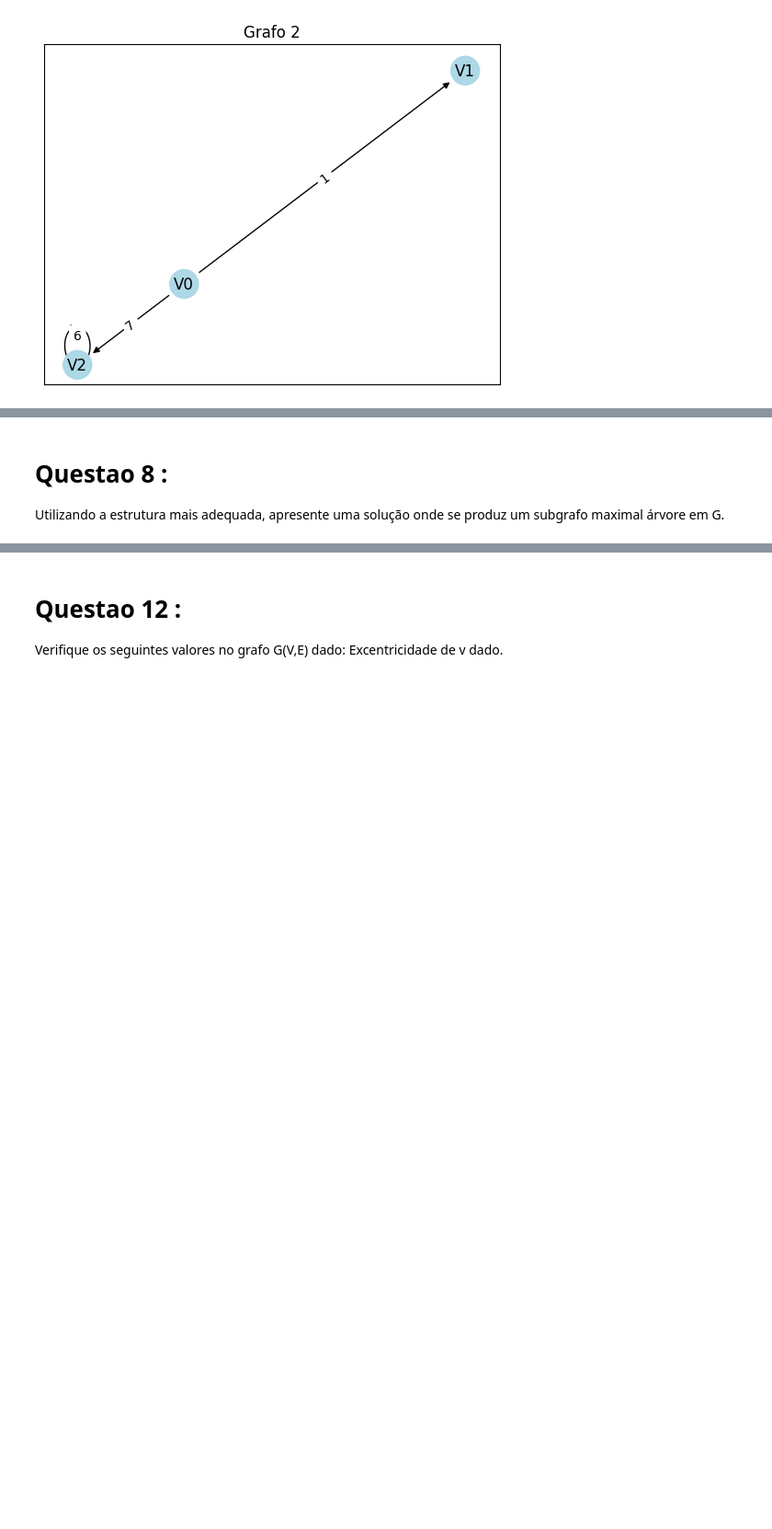
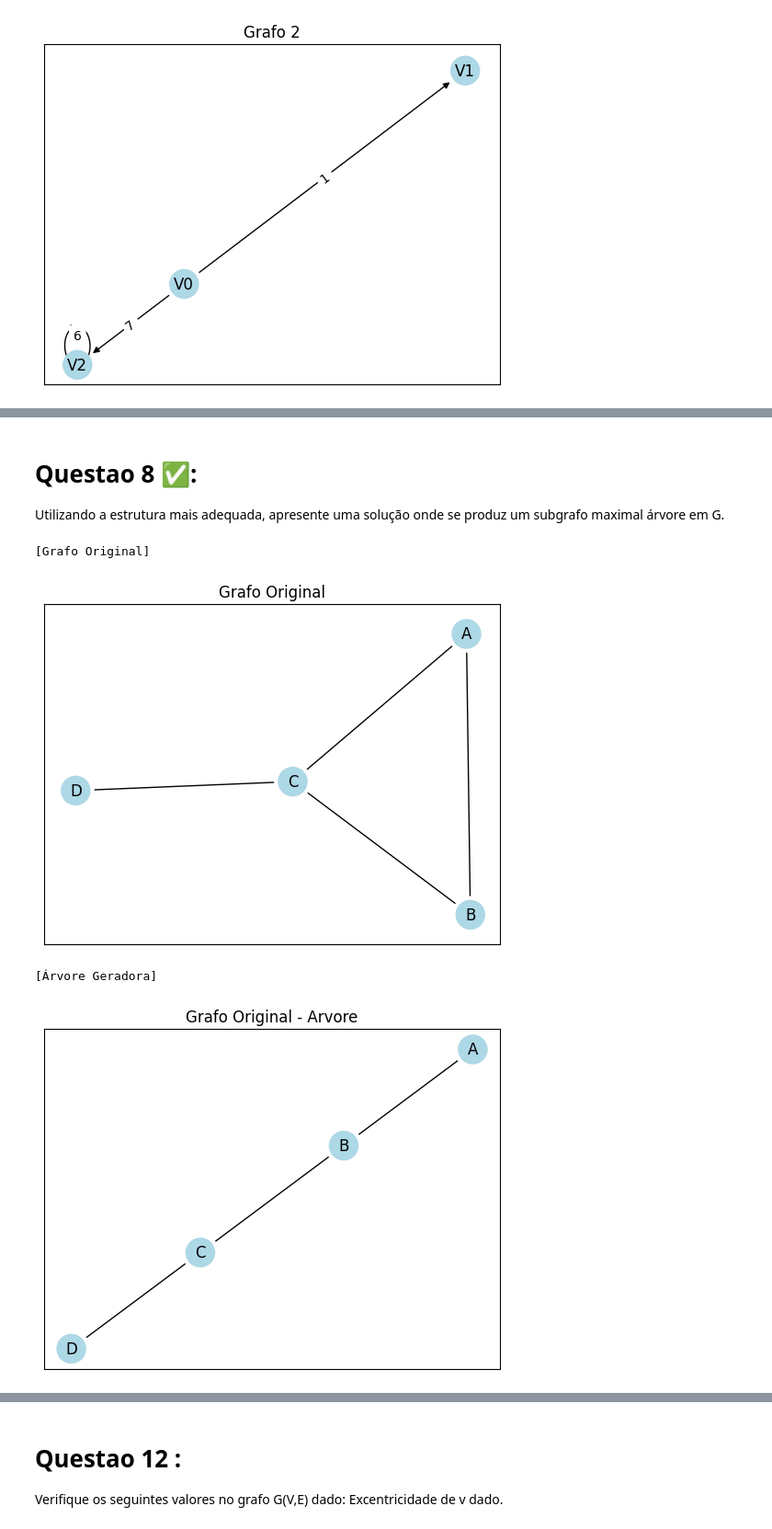
Before and after one commit to kaynanxd/Teoria-Grafos, a Jupyter notebook: ListaGrafosAc1.ipynb, the cells around one changed output, grey strips where cells are left out. Shown at 92% size. Drawn from its saved outputs; the diff is of its cells as text; code cells hidden in the pictures; blank space fills up the shorter version.

```diff
--- a/ListaGrafosAc1.ipynb
+++ b/ListaGrafosAc1.ipynb
@@ -349,4 +551,4 @@ apresente no seu grafo implementado da questão 5, o resultado da rotulação to
 # %% [markdown]
-# Questao 8 :
+# Questao 8 ✅:
 Utilizando a estrutura mais adequada, apresente uma solução onde se produz um subgrafo maximal
 árvore em G.
@@ -353 +583,26 @@ Utilizando a estrutura mais adequada, apresente uma solução onde se produz um
+# %%
+g = MultiGrafo("Grafo Original", direcionado=False)
+
+g.adicionar_vertice("A")
+g.adicionar_vertice("B")
+g.adicionar_vertice("C")
+g.adicionar_vertice("D")
+
+g.adicionar_aresta("A", "B")
+g.adicionar_aresta("A", "C")
+g.adicionar_aresta("B", "C")  # ciclo
+g.adicionar_aresta("C", "D")
+
+print("\n[Grafo Original]")
+g.visualizar()
+
+arvore = g.arvore_geradora()
+
+print("\n[Árvore Geradora]")
+arvore.visualizar()
+# %% [output]
+[Grafo Original]
+[figure, added]
+[Árvore Geradora]
+[figure, added]
 # %% [markdown]
```
Also changed, not shown: parts of 61 cells of this notebook.
